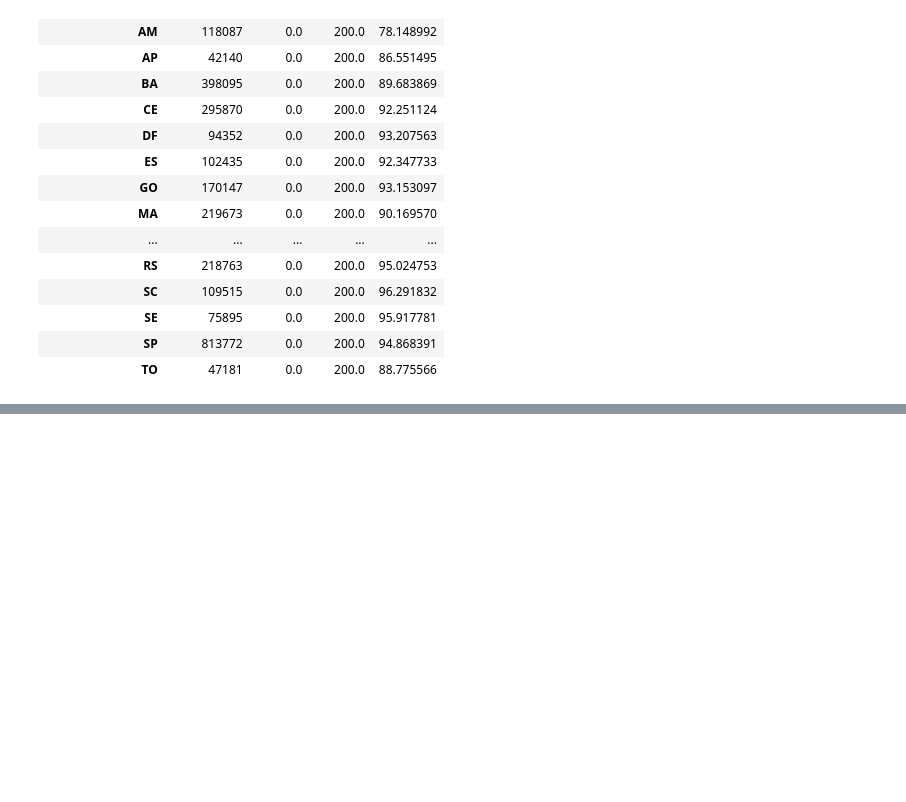
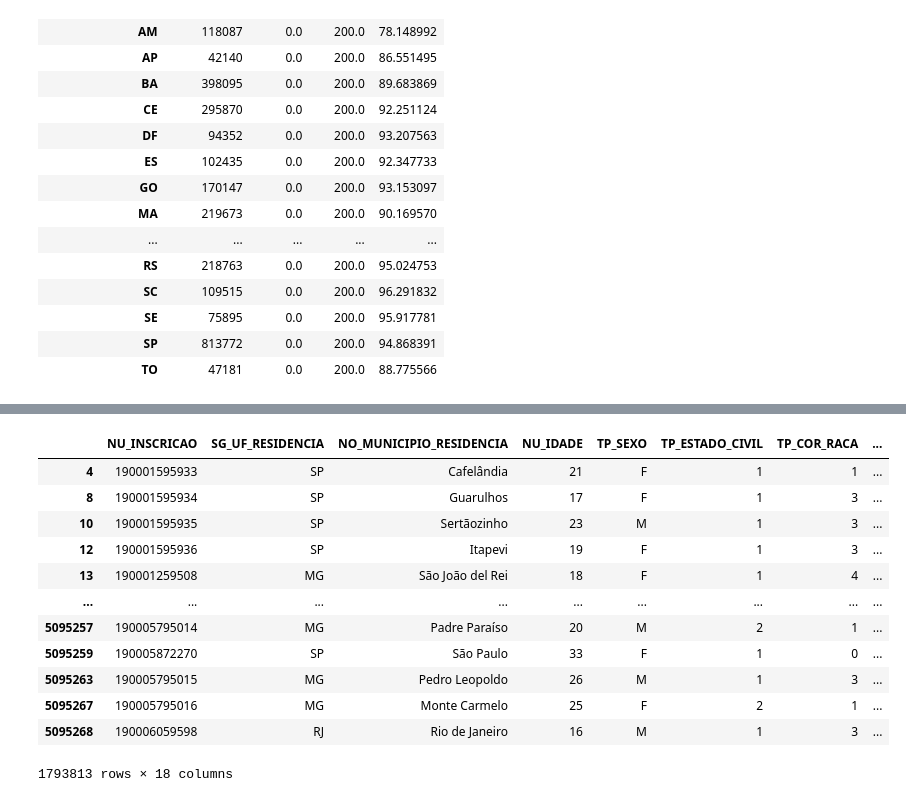
Before and after one commit to Juliana08Santos/Projeto_Enem, a Jupyter notebook: Enem.ipynb, the cells around one changed output, grey strips where cells are left out. Saved outputs shown, nothing was run; the diff lists cells and outputs as text; code cells hidden in the pictures; blank space fills up the shorter version.

```diff
--- a/Enem.ipynb
+++ b/Enem.ipynb
@@ -122,0 +158,17 @@ Text(0.5, 1.0, 'Valor da Nota Complementar 1 por Sexo')
+# %%
+dados_sudeste = dados[dados['SG_UF_RESIDENCIA'].isin(uf_sudeste)]
+dados_sudeste
+# %% [output]
+|  | NU_INSCRICAO | SG_UF_RESIDENCIA | NO_MUNICIPIO_RESIDENCIA | NU_IDADE | TP_SEXO | TP_ESTADO_CIVIL | TP_COR_RACA | ... |
+| 4 | 190001595933 | SP | Cafelândia | 21 | F | 1 | 1 | ... |
+| 8 | 190001595934 | SP | Guarulhos | 17 | F | 1 | 3 | ... |
+| 10 | 190001595935 | SP | Sertãozinho | 23 | M | 1 | 3 | ... |
+| 12 | 190001595936 | SP | Itapevi | 19 | F | 1 | 3 | ... |
+| 13 | 190001259508 | MG | São João del Rei | 18 | F | 1 | 4 | ... |
+| ... | ... | ... | ... | ... | ... | ... | ... | ... |
+| 5095257 | 190005795014 | MG | Padre Paraíso | 20 | M | 2 | 1 | ... |
+| 5095259 | 190005872270 | SP | São Paulo | 33 | F | 1 | 0 | ... |
+| 5095263 | 190005795015 | MG | Pedro Leopoldo | 26 | M | 1 | 3 | ... |
+| 5095267 | 190005795016 | MG | Monte Carmelo | 25 | F | 2 | 1 | ... |
+| 5095268 | 190006059598 | RJ | Rio de Janeiro | 16 | M | 1 | 3 | ... |
+1793813 rows × 18 columns
```
Also changed, not shown: parts of 17 cells of this notebook.
